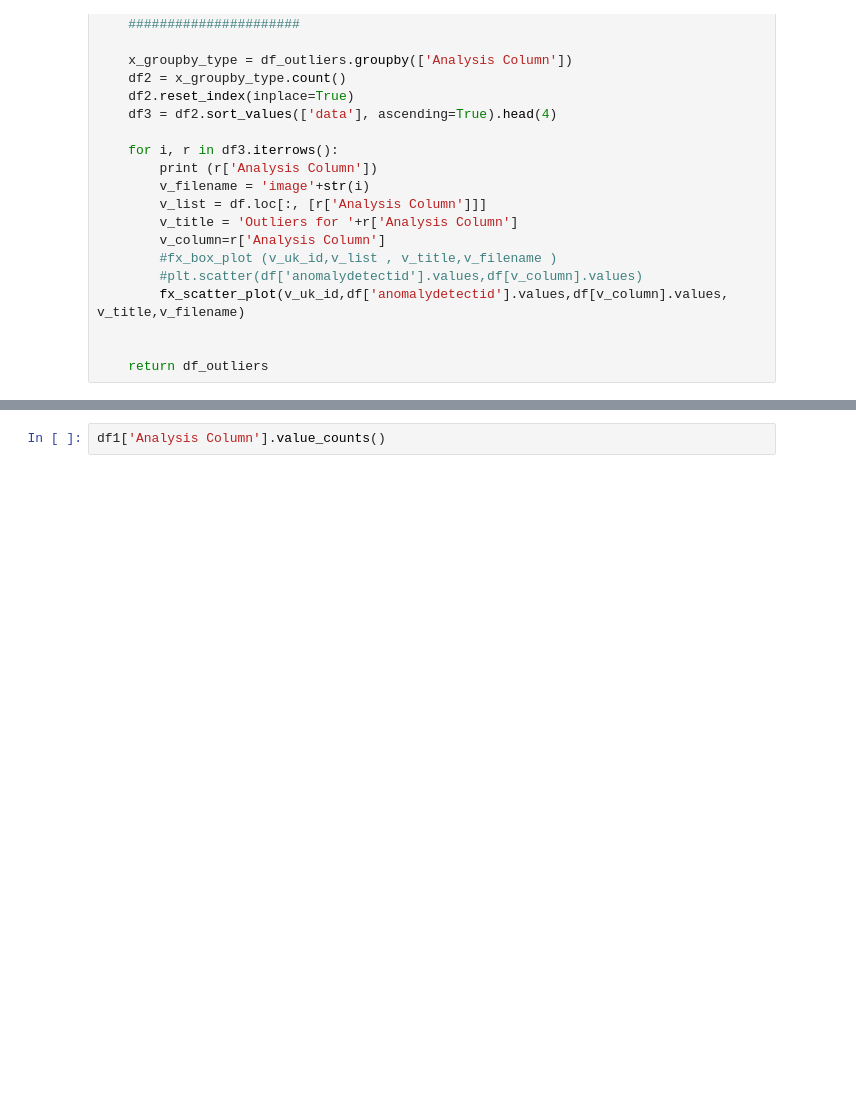
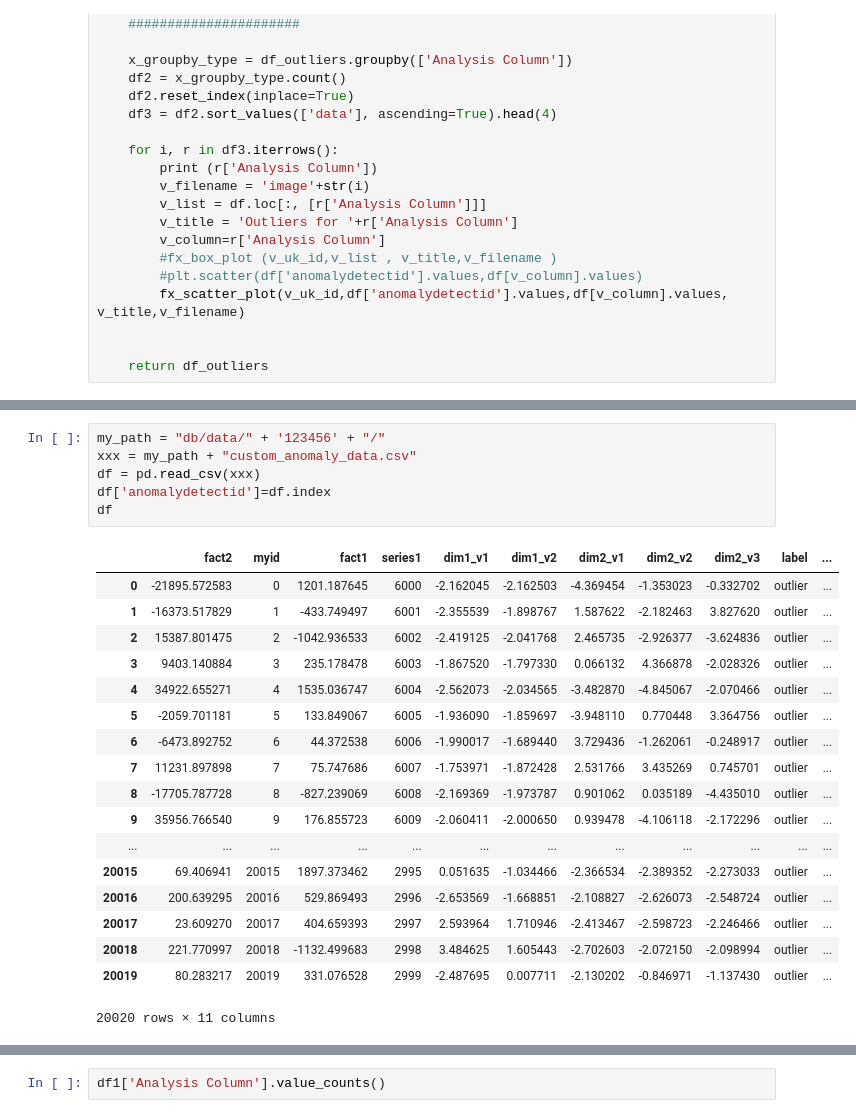
Before and after one commit to anomalydetect/anomalydetect, a Jupyter notebook: temp_UNSUPERVISED.ipynb, the cells around one changed output, grey strips where cells are left out. Saved outputs shown, nothing was run; the diff lists cells and outputs as text; blank space fills up the shorter version.

Commit message:
now joining to original data set

```diff
--- a/temp_UNSUPERVISED.ipynb
+++ b/temp_UNSUPERVISED.ipynb
@@ -1384,0 +1393,25 @@ df1111
+# %%
+my_path = "db/data/" + '123456' + "/"
+xxx = my_path + "custom_anomaly_data.csv"
+df = pd.read_csv(xxx)
+df['anomalydetectid']=df.index
+df
+# %% [output]
+|  | fact2 | myid | fact1 | series1 | dim1_v1 | dim1_v2 | dim2_v1 | dim2_v2 | dim2_v3 | label | ... |
+| 0 | -21895.572583 | 0 | 1201.187645 | 6000 | -2.162045 | -2.162503 | -4.369454 | -1.353023 | -0.332702 | outlier | ... |
+| 1 | -16373.517829 | 1 | -433.749497 | 6001 | -2.355539 | -1.898767 | 1.587622 | -2.182463 | 3.827620 | outlier | ... |
+| 2 | 15387.801475 | 2 | -1042.936533 | 6002 | -2.419125 | -2.041768 | 2.465735 | -2.926377 | -3.624836 | outlier | ... |
+| 3 | 9403.140884 | 3 | 235.178478 | 6003 | -1.867520 | -1.797330 | 0.066132 | 4.366878 | -2.028326 | outlier | ... |
+| 4 | 34922.655271 | 4 | 1535.036747 | 6004 | -2.562073 | -2.034565 | -3.482870 | -4.845067 | -2.070466 | outlier | ... |
+| 5 | -2059.701181 | 5 | 133.849067 | 6005 | -1.936090 | -1.859697 | -3.948110 | 0.770448 | 3.364756 | outlier | ... |
+| 6 | -6473.892752 | 6 | 44.372538 | 6006 | -1.990017 | -1.689440 | 3.729436 | -1.262061 | -0.248917 | outlier | ... |
+| 7 | 11231.897898 | 7 | 75.747686 | 6007 | -1.753971 | -1.872428 | 2.531766 | 3.435269 | 0.745701 | outlier | ... |
+| 8 | -17705.787728 | 8 | -827.239069 | 6008 | -2.169369 | -1.973787 | 0.901062 | 0.035189 | -4.435010 | outlier | ... |
+| 9 | 35956.766540 | 9 | 176.855723 | 6009 | -2.060411 | -2.000650 | 0.939478 | -4.106118 | -2.172296 | outlier | ... |
+| ... | ... | ... | ... | ... | ... | ... | ... | ... | ... | ... | ... |
+| 20015 | 69.406941 | 20015 | 1897.373462 | 2995 | 0.051635 | -1.034466 | -2.366534 | -2.389352 | -2.273033 | outlier | ... |
+| 20016 | 200.639295 | 20016 | 529.869493 | 2996 | -2.653569 | -1.668851 | -2.108827 | -2.626073 | -2.548724 | outlier | ... |
+| 20017 | 23.609270 | 20017 | 404.659393 | 2997 | 2.593964 | 1.710946 | -2.413467 | -2.598723 | -2.246466 | outlier | ... |
+| 20018 | 221.770997 | 20018 | -1132.499683 | 2998 | 3.484625 | 1.605443 | -2.702603 | -2.072150 | -2.098994 | outlier | ... |
+| 20019 | 80.283217 | 20019 | 331.076528 | 2999 | -2.487695 | 0.007711 | -2.130202 | -0.846971 | -1.137430 | outlier | ... |
+20020 rows × 11 columns
```
Also changed, not shown: parts of 6 cells of this notebook, 4 other files.
